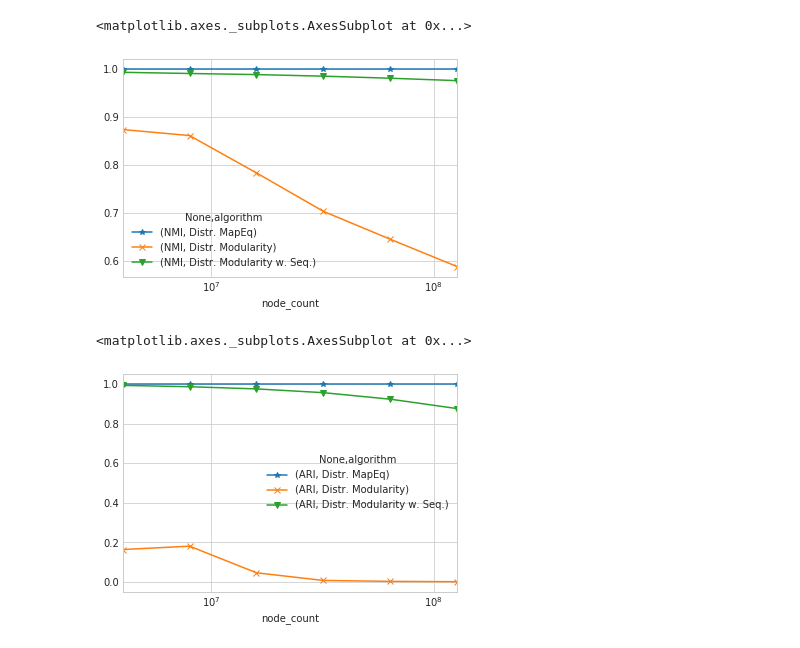
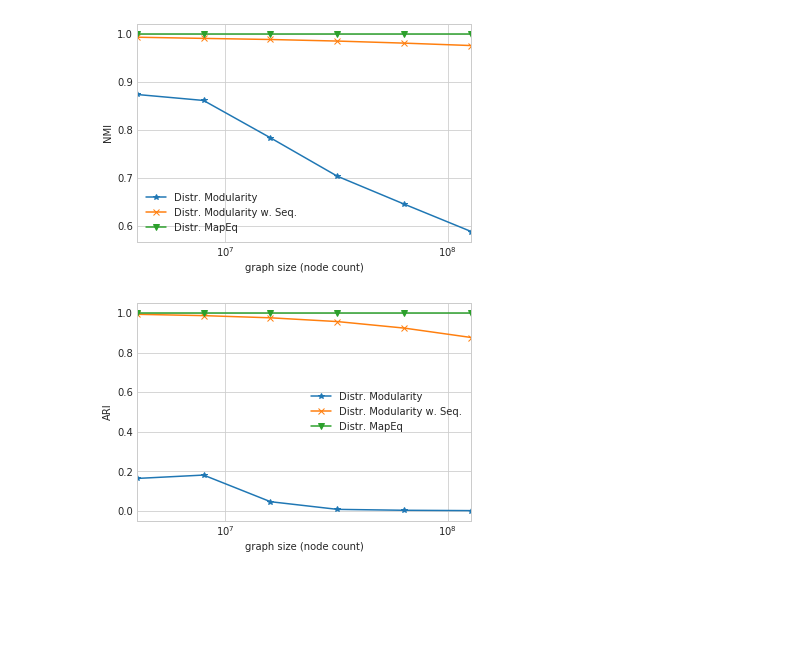
Before and after one commit to kit-algo/distributed_clustering_thrill, a Jupyter notebook: analysis/Paper - Weak Scaling - Similarity.ipynb, the cells around one changed output. Saved outputs shown, nothing was run; the diff lists cells and outputs as text; code cells hidden in the pictures; blank space fills up the shorter version.

Commit message:
updates to plotting of quality results of weak scaling

```diff
--- a/analysis/Paper - Weak Scaling - Similarity.ipynb
+++ b/analysis/Paper - Weak Scaling - Similarity.ipynb
@@ -13,4 +12,19 @@ from subprocess import call
 from networkit import *
+# %%
+def plot_and_save(df, name, kind='line', xlabel=None, ylabel=None, **kwargs):
+    ax = df.plot(kind=kind, **kwargs)
+
+    if xlabel != None:
+        ax.set_xlabel(xlabel)
+    if ylabel != None:
+        ax.set_ylabel(ylabel)
+
+    ax.legend().set_visible(False)
+    mpl.pyplot.savefig("../../dist-thrill-cluster/plots/" + name + "_no_legend.png", dpi=300)
+    ax.legend().set_visible(True)
+    mpl.pyplot.savefig("../../dist-thrill-cluster/plots/" + name + ".png", dpi=300)
+
+    df.to_csv("../../dist-thrill-cluster/plots/" + name + ".csv")
 # %%
 data = {}
 
@@ -23,27 +37,26 @@ for path in glob.glob(os.path.expanduser("/amd.home/home/i11/zeitz/ma/data/resul
 
 frames = { typename: pd.DataFrame.from_dict(items, orient='index') for typename, items in data.items() }
 # %%
+dlslm_label = 'Distr. Modularity'
+dlslm_me_label = 'Distr. MapEq'
+seq_postfix = ' w. Seq.'
+dlslm_ws_label = dlslm_label + seq_postfix
+
 algo_name_mapping = {
-    'synchronous local moving with map equation': 'Distr. MapEq',
-    'synchronous local moving with modularity': 'Distr. Modularity'
+    'synchronous local moving with map equation': dlslm_me_label,
+    'synchronous local moving with modularity': dlslm_label
 }
 
 frames['algorithm_run'].replace({ 'algorithm': algo_name_mapping }, inplace=True)
 
-frames['algorithm_run']['algorithm'] += frames['algorithm_run'].merge(frames['program_run'], left_on='program_run_id', right_index=True, how='left')['switch_to_seq'].map({ False: '', True: ' w. Seq.', np.NaN: '' })
+frames['algorithm_run']['algorithm'] += frames['algorithm_run'].merge(frames['program_run'], left_on='program_run_id', right_index=True, how='left')['switch_to_seq'].map({ False: '', True: seq_postfix, np.NaN: '' })
 # %%
 def siml(x):
     files = sorted(glob.glob(os.path.expanduser("/algoDaten/zeitz/graphs/LFR/part" + x['graph'][33:])))
-    call("rm tmp", shell=True)
-    call("cat {} > tmp".format(' '.join(files)), shell=True)
-    ground_truth = community.BinaryEdgeListPartitionReader(0, 4).read('tmp')
-    call("rm tmp", shell=True)
+    ground_truth = community.BinaryEdgeListPartitionReader(0, 4).read(files)
 
     files = sorted(glob.glob(os.path.expanduser('/amd.home/home/i11/zeitz/ma/data/results/paper/weak_scaling/' + x['path'].replace('@@@@-#####', '*'))))
-    call("rm tmp", shell=True)
-    call("cat {} > tmp".format(' '.join(files)), shell=True)
-    clustering = community.BinaryEdgeListPartitionReader(0, 4).read('tmp')
-    call("rm tmp", shell=True)
+    clustering = community.BinaryEdgeListPartitionReader(0, 4).read(files)
 
     g = graph.Graph(ground_truth.numberOfElements())
     nmi = 1.0 - community.NMIDistance().getDissimilarity(g, clustering, ground_truth)
@@ -55,18 +68,22 @@ frames['clustering'][['NMI', 'ARI', 'cluster_count']] = frames['clustering'] \
     .merge(frames['program_run'], left_on='program_run_id', right_index=True) \
     .apply(siml, axis=1)
 # %%
-frames['clustering'] \
+df = frames['clustering'] \
     .merge(frames['algorithm_run'], left_on='algorithm_run_id', right_index=True) \
     .merge(frames['program_run'], left_on='program_run_id', right_index=True) \
-    .groupby(['node_count', 'algorithm'])['NMI'].mean().to_frame().unstack().plot(logx=True, style=['-*', '-x', '-v'])
+    .groupby(['node_count', 'algorithm'])['NMI'].mean().to_frame().unstack() \
+    ["NMI"][[dlslm_label, dlslm_ws_label, dlslm_me_label]]
+
+plot_and_save(df, "weak_scaling_NMI", ylabel="NMI", xlabel="graph size (node count)", logx=True, style=['-*', '-x', '-v'])
 # %% [output]
-<matplotlib.axes._subplots.AxesSubplot at 0x...>
-[figure, old version]
+[figure, new version]
 # %%
-frames['clustering'] \
+df = frames['clustering'] \
     .merge(frames['algorithm_run'], left_on='algorithm_run_id', right_index=True) \
     .merge(frames['program_run'], left_on='program_run_id', right_index=True) \
-    .groupby(['node_count', 'algorithm'])['ARI'].mean().to_frame().unstack().plot(logx=True, style=['-*', '-x', '-v'])
+    .groupby(['node_count', 'algorithm'])['ARI'].mean().to_frame().unstack() \
+    ["ARI"][[dlslm_label, dlslm_ws_label, dlslm_me_label]]
+
+plot_and_save(df, "weak_scaling_ARI", ylabel="ARI", xlabel="graph size (node count)", logx=True, style=['-*', '-x', '-v'])
 # %% [output]
-<matplotlib.axes._subplots.AxesSubplot at 0x...>
-[figure, old version]
+[figure, new version]
```
Also changed, not shown: parts of 3 cells of this notebook.
